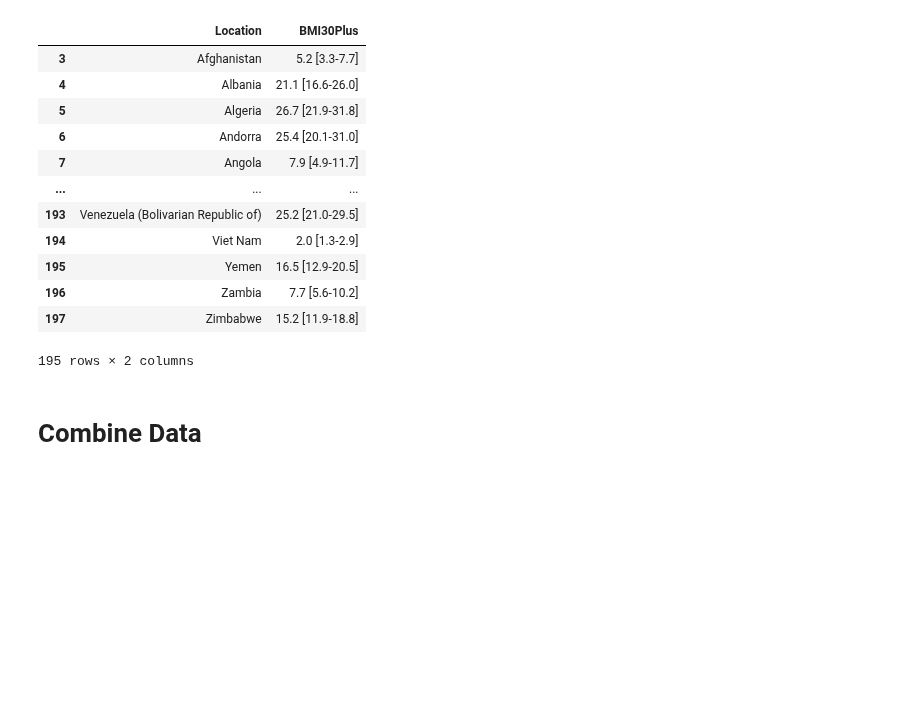
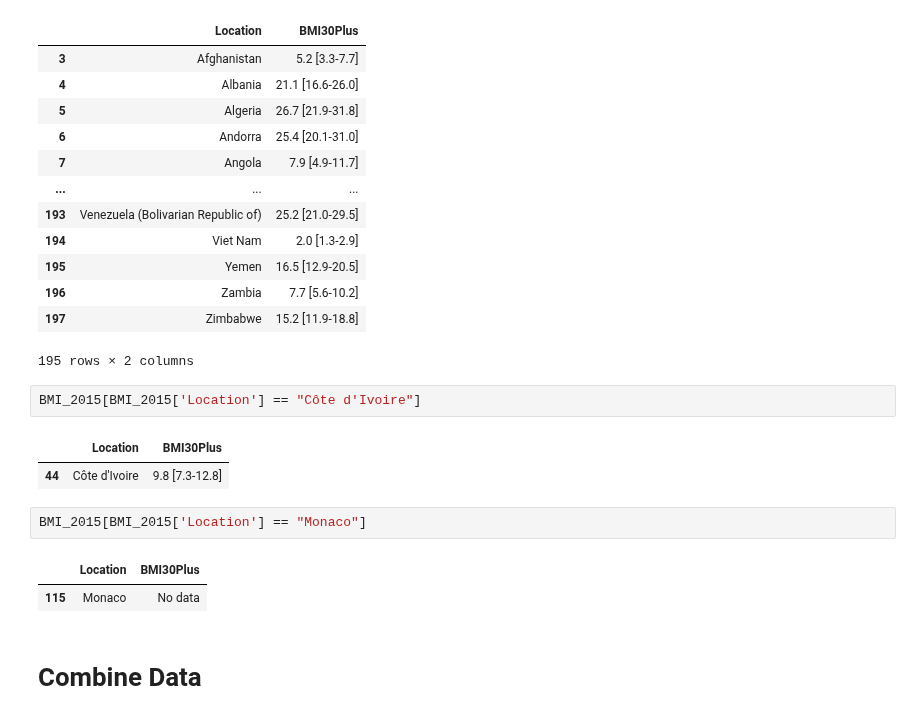
Before and after one commit to kwolf3/World_Health_Statistics_Project, a Jupyter notebook: Add BMI Data to Training Set.ipynb, the cells around one changed output. Cells and saved outputs as stored; diff of their text form; blank space fills up the shorter version.

```diff
--- a/Add BMI Data to Training Set.ipynb
+++ b/Add BMI Data to Training Set.ipynb
@@ -73,6 +73,16 @@ BMI_2015
 | 196 | Zambia | 7.7 [5.6-10.2] |
 | 197 | Zimbabwe | 15.2 [11.9-18.8] |
 195 rows × 2 columns
+# %%
+BMI_2015[BMI_2015['Location'] == "Côte d'Ivoire"]
+# %% [output]
+|  | Location | BMI30Plus |
+| 44 | Côte d'Ivoire | 9.8 [7.3-12.8] |
+# %%
+BMI_2015[BMI_2015['Location'] == "Monaco"]
+# %% [output]
+|  | Location | BMI30Plus |
+| 115 | Monaco | No data |
 # %% [markdown]
 # Combine Data
 # %%
```
Also changed, not shown: 1 other file.
